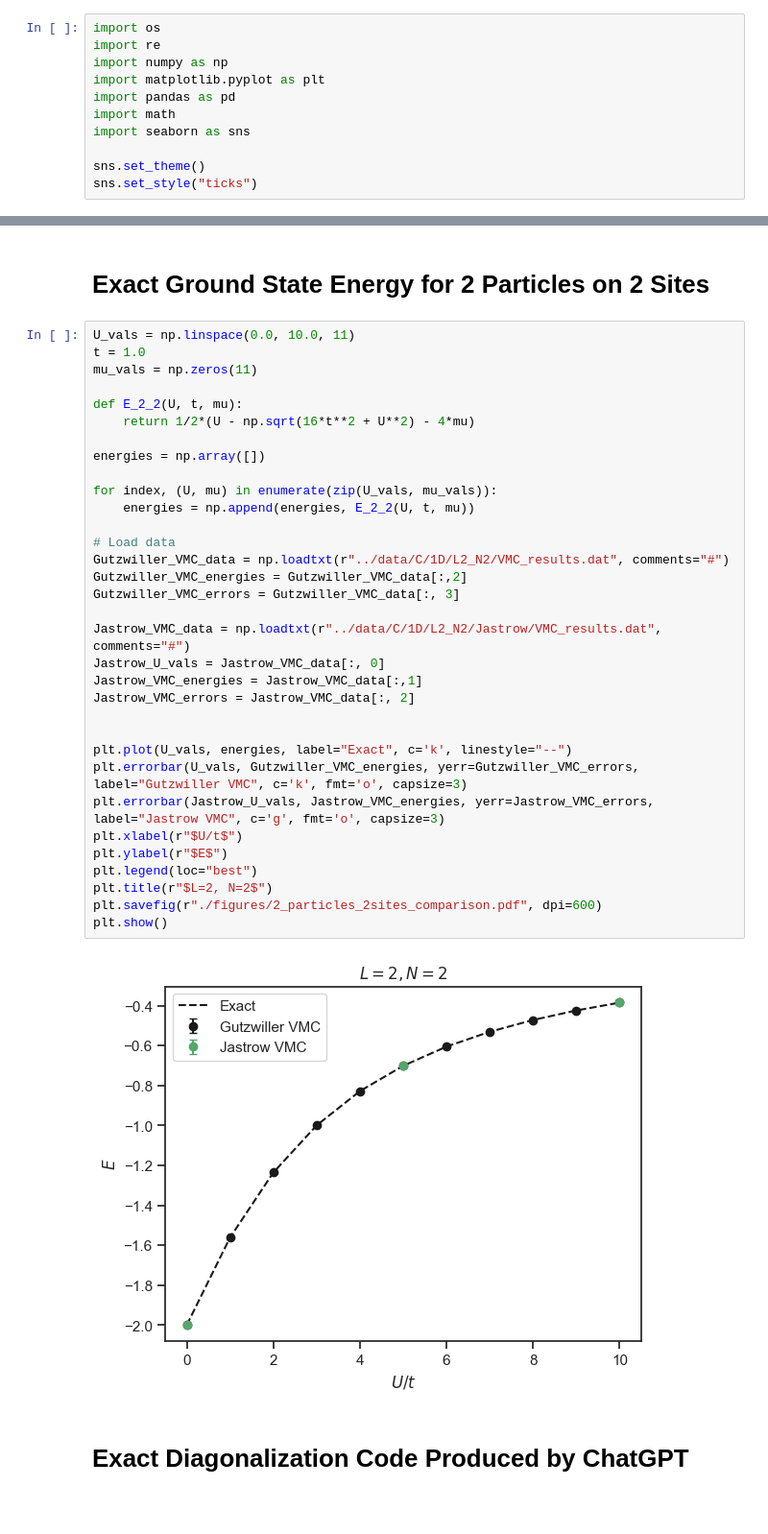
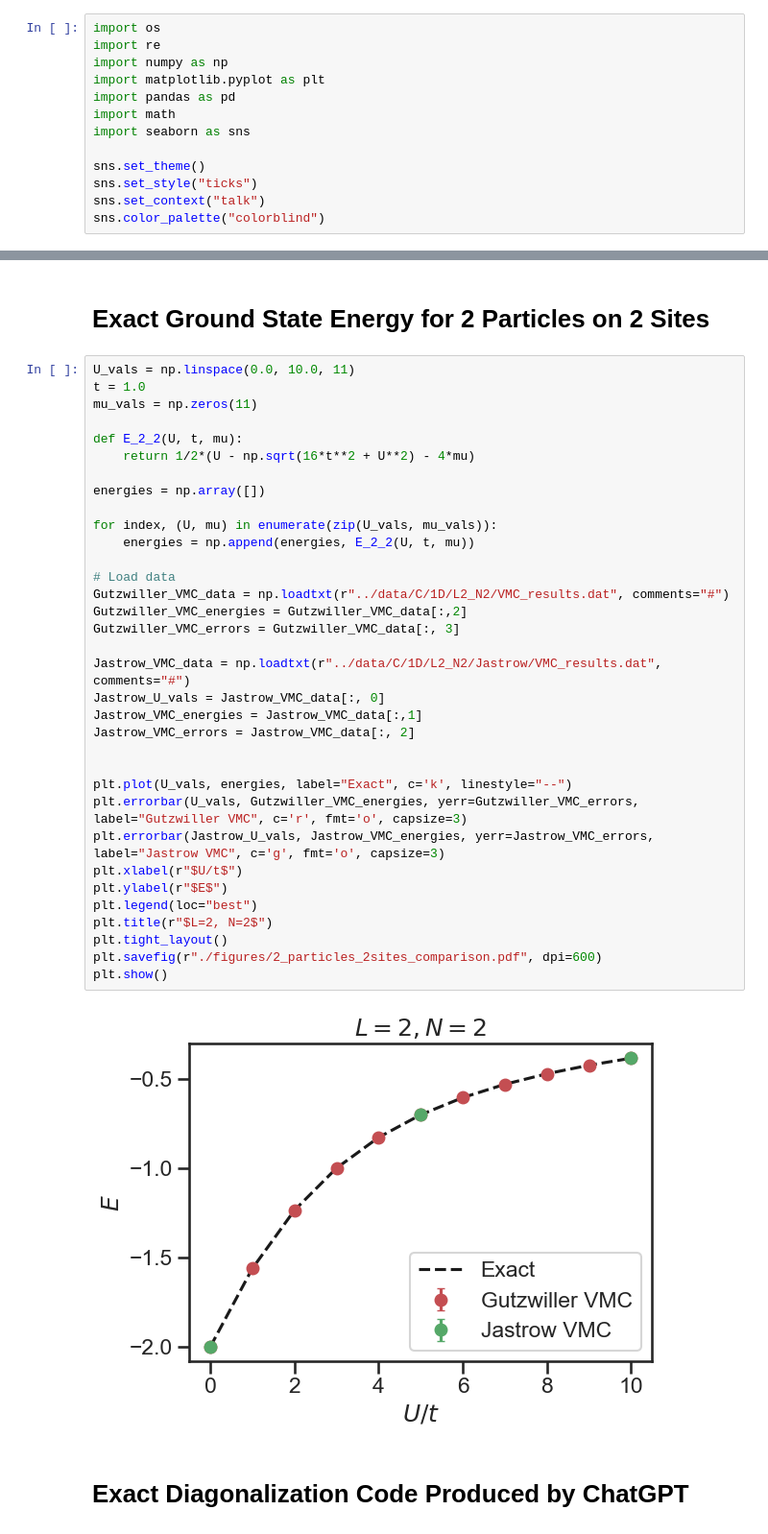
Before and after one commit to wmallah/Bose_Hubbard_VMC, a Jupyter notebook: VMCBoseHubbard/analysis_scripts/benchmark.ipynb, the cells around one changed output, grey strips where cells are left out. Shown at 96% size. Cells and saved outputs as stored; diff of their text form; blank space fills up the shorter version.

```diff
--- a/VMCBoseHubbard/analysis_scripts/benchmark.ipynb
+++ b/VMCBoseHubbard/analysis_scripts/benchmark.ipynb
@@ -9,3 +9,5 @@ import seaborn as sns
 
 sns.set_theme()
 sns.set_style("ticks")
+sns.set_context("talk")
+sns.color_palette("colorblind")
@@ -482,35 +535,36 @@ t = 1.0
 mu_vals = np.zeros(11)
 
 def E_2_2(U, t, mu):
     return 1/2*(U - np.sqrt(16*t**2 + U**2) - 4*mu)
 
 energies = np.array([])
 
 for index, (U, mu) in enumerate(zip(U_vals, mu_vals)):
     energies = np.append(energies, E_2_2(U, t, mu))
 
 # Load data
 Gutzwiller_VMC_data = np.loadtxt(r"../data/C/1D/L2_N2/VMC_results.dat", comments="#")
 Gutzwiller_VMC_energies = Gutzwiller_VMC_data[:,2]
 Gutzwiller_VMC_errors = Gutzwiller_VMC_data[:, 3]
 
 Jastrow_VMC_data = np.loadtxt(r"../data/C/1D/L2_N2/Jastrow/VMC_results.dat", comments="#")
 Jastrow_U_vals = Jastrow_VMC_data[:, 0]
 Jastrow_VMC_energies = Jastrow_VMC_data[:,1]
 Jastrow_VMC_errors = Jastrow_VMC_data[:, 2]
 
 
 plt.plot(U_vals, energies, label="Exact", c='k', linestyle="--")
-plt.errorbar(U_vals, Gutzwiller_VMC_energies, yerr=Gutzwiller_VMC_errors, label="Gutzwiller VMC", c='k', fmt='o', capsize=3)
+plt.errorbar(U_vals, Gutzwiller_VMC_energies, yerr=Gutzwiller_VMC_errors, label="Gutzwiller VMC", c='r', fmt='o', capsize=3)
 plt.errorbar(Jastrow_U_vals, Jastrow_VMC_energies, yerr=Jastrow_VMC_errors, label="Jastrow VMC", c='g', fmt='o', capsize=3)
 plt.xlabel(r"$U/t$")
 plt.ylabel(r"$E$")
 plt.legend(loc="best")
 plt.title(r"$L=2, N=2$")
+plt.tight_layout()
 plt.savefig(r"./figures/2_particles_2sites_comparison.pdf", dpi=600)
 plt.show()
 # %% [output]
-[figure, old version]
+[figure, new version]
 # %% [markdown]
 # Exact Diagonalization Code Produced by ChatGPT
 # %%
```
Also changed, not shown: parts of 13 cells of this notebook, 19 other files.
